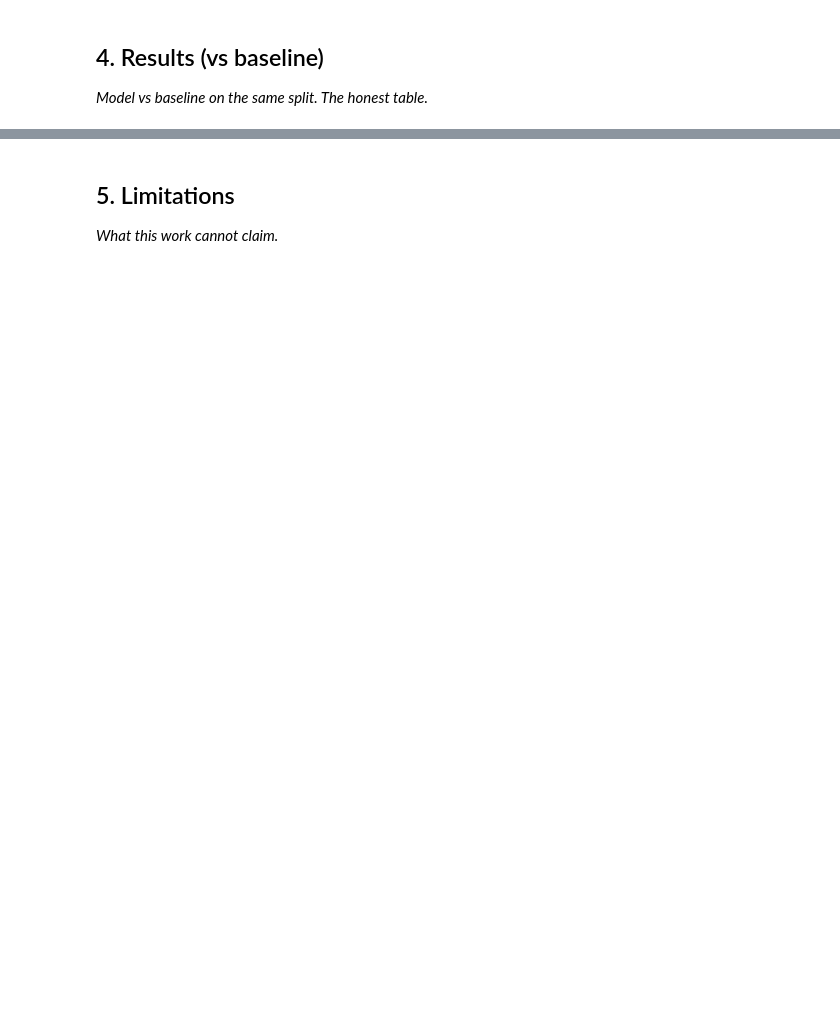
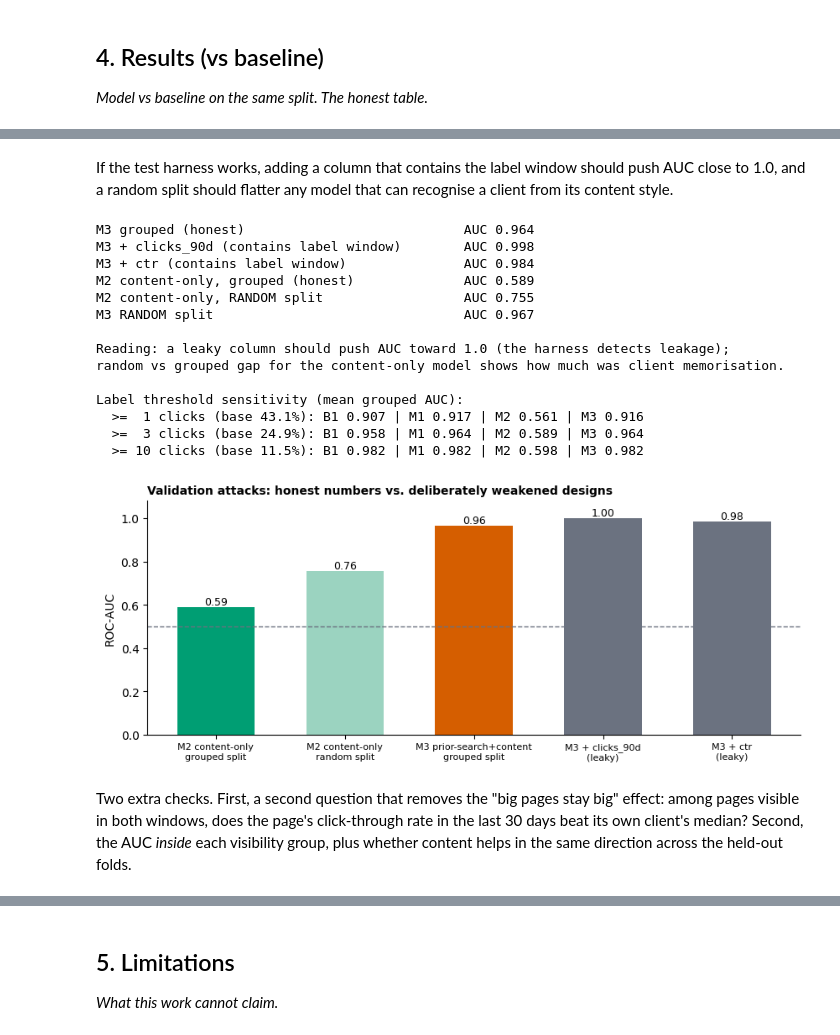
Before and after one commit to alemjarebica-cloud/ML-flyrank-AlemJ, a Jupyter notebook: work/notebooks/capstone.ipynb, the cells around one changed output, grey strips where cells are left out. Cells and saved outputs as stored; diff of their text form; code cells hidden in the pictures; blank space fills up the shorter version.

```diff
--- a/work/notebooks/capstone.ipynb
+++ b/work/notebooks/capstone.ipynb
@@ -36,0 +353,75 @@ This skeleton is yours to fill. Work the sections **in order** — each one has
+# %% [markdown]
+If the test harness works, adding a column that contains the label window should push AUC close to 1.0, and a random split should flatter any model that can recognise a client from its content style.
+# %%
+# Attack our own result: leaky variant, random vs grouped split, label threshold
+rand_folds = list(KFold(n_splits=5, shuffle=True, random_state=SEED).split(el))
+
+def mean_auc(folds):
+    return float(np.mean([f["auc"] for f in folds]))
+
+checks = {}
+checks["M3 grouped (honest)"] = mean_auc(res[M3])
+checks["M3 + clicks_90d (contains label window)"] = mean_auc(cv_model(FULL_FEATS + ["clicks_90d"]))
+checks["M3 + ctr (contains label window)"] = mean_auc(cv_model(FULL_FEATS + ["ctr"]))
+checks["M2 content-only, grouped (honest)"] = mean_auc(res[M2])
+checks["M2 content-only, RANDOM split"] = mean_auc(cv_model(CONTENT_FEATS, folds=rand_folds))
+checks["M3 RANDOM split"] = mean_auc(cv_model(FULL_FEATS, folds=rand_folds))
+for k, v in checks.items():
+    print(f"{k:<46} AUC {v:.3f}")
+print()
+print("Reading: a leaky column should push AUC toward 1.0 (the harness detects leakage);")
+print("random vs grouped gap for the content-only model shows how much was client memorisation.")
+
+# label-threshold sensitivity (grouped split)
+print()
+print("Label threshold sensitivity (mean grouped AUC):")
+thr_rows = {}
+for thr in [1, 3, 10]:
+    d2 = el.copy()
+    d2["y"] = (d2["clicks_last_30d"] >= thr).astype(int)
+    f2 = list(GroupKFold(n_splits=5).split(d2, d2["y"], d2["client_id"]))
+    row = {"base_rate": float(d2["y"].mean()),
+           "B1": mean_auc(cv_rule(persist_score, folds=f2, d=d2)),
+           "M1": mean_auc(cv_model(PRIOR_FEATS, folds=f2, d=d2)),
+           "M2": mean_auc(cv_model(CONTENT_FEATS, folds=f2, d=d2)),
+           "M3": mean_auc(cv_model(FULL_FEATS, folds=f2, d=d2))}
+    thr_rows[str(thr)] = row
+    print(f"  >= {thr:>2} clicks (base {row['base_rate']:.1%}): B1 {row['B1']:.3f} | M1 {row['M1']:.3f} | M2 {row['M2']:.3f} | M3 {row['M3']:.3f}")
+
+RESULTS["leakage"] = {"checks": checks, "thr": thr_rows}
+
+# Figure 2 - validation checks
+fig, ax = plt.subplots(figsize=(8.6, 3.6))
+names = ["M2 content-only\ngrouped split", "M2 content-only\nrandom split", "M3 prior-search+content\ngrouped split",
+         "M3 + clicks_90d\n(leaky)", "M3 + ctr\n(leaky)"]
+vals = [checks["M2 content-only, grouped (honest)"], checks["M2 content-only, RANDOM split"],
+        checks["M3 grouped (honest)"], checks["M3 + clicks_90d (contains label window)"], checks["M3 + ctr (contains label window)"]]
+cols = [GREEN, "#9bd3c0", RED, GREY, GREY]
+ax.bar(range(5), vals, color=cols, width=0.6)
+ax.axhline(0.5, color=GREY, ls="--", lw=1)
+for i, v in enumerate(vals):
+    ax.text(i, v + 0.012, f"{v:.2f}", ha="center", fontsize=9)
+ax.set_xticks(range(5)); ax.set_xticklabels(names, fontsize=8)
+ax.set_ylim(0, 1.08); ax.set_ylabel("ROC-AUC")
+ax.set_title("Validation attacks: honest numbers vs. deliberately weakened designs", loc="left", fontsize=10)
+fig.tight_layout()
+fig.savefig(f"{FIG_DIR}/fig2_validation_checks.png", dpi=160, bbox_inches="tight", facecolor="white")
+plt.show()
+# %% [output]
+M3 grouped (honest)                            AUC 0.964
+M3 + clicks_90d (contains label window)        AUC 0.998
+M3 + ctr (contains label window)               AUC 0.984
+M2 content-only, grouped (honest)              AUC 0.589
+M2 content-only, RANDOM split                  AUC 0.755
+M3 RANDOM split                                AUC 0.967
+
+Reading: a leaky column should push AUC toward 1.0 (the harness detects leakage);
+random vs grouped gap for the content-only model shows how much was client memorisation.
+
+Label threshold sensitivity (mean grouped AUC):
+  >=  1 clicks (base 43.1%): B1 0.907 | M1 0.917 | M2 0.561 | M3 0.916
+  >=  3 clicks (base 24.9%): B1 0.958 | M1 0.964 | M2 0.589 | M3 0.964
+  >= 10 clicks (base 11.5%): B1 0.982 | M1 0.982 | M2 0.598 | M3 0.982
+[figure, added]
+# %% [markdown]
+Two extra checks. First, a second question that removes the "big pages stay big" effect: among pages visible in both windows, does the page's click-through rate in the last 30 days beat its own client's median? Second, the AUC *inside* each visibility group, plus whether content helps in the same direction across the held-out folds.
```
Also changed, not shown: parts of 24 cells of this notebook.
